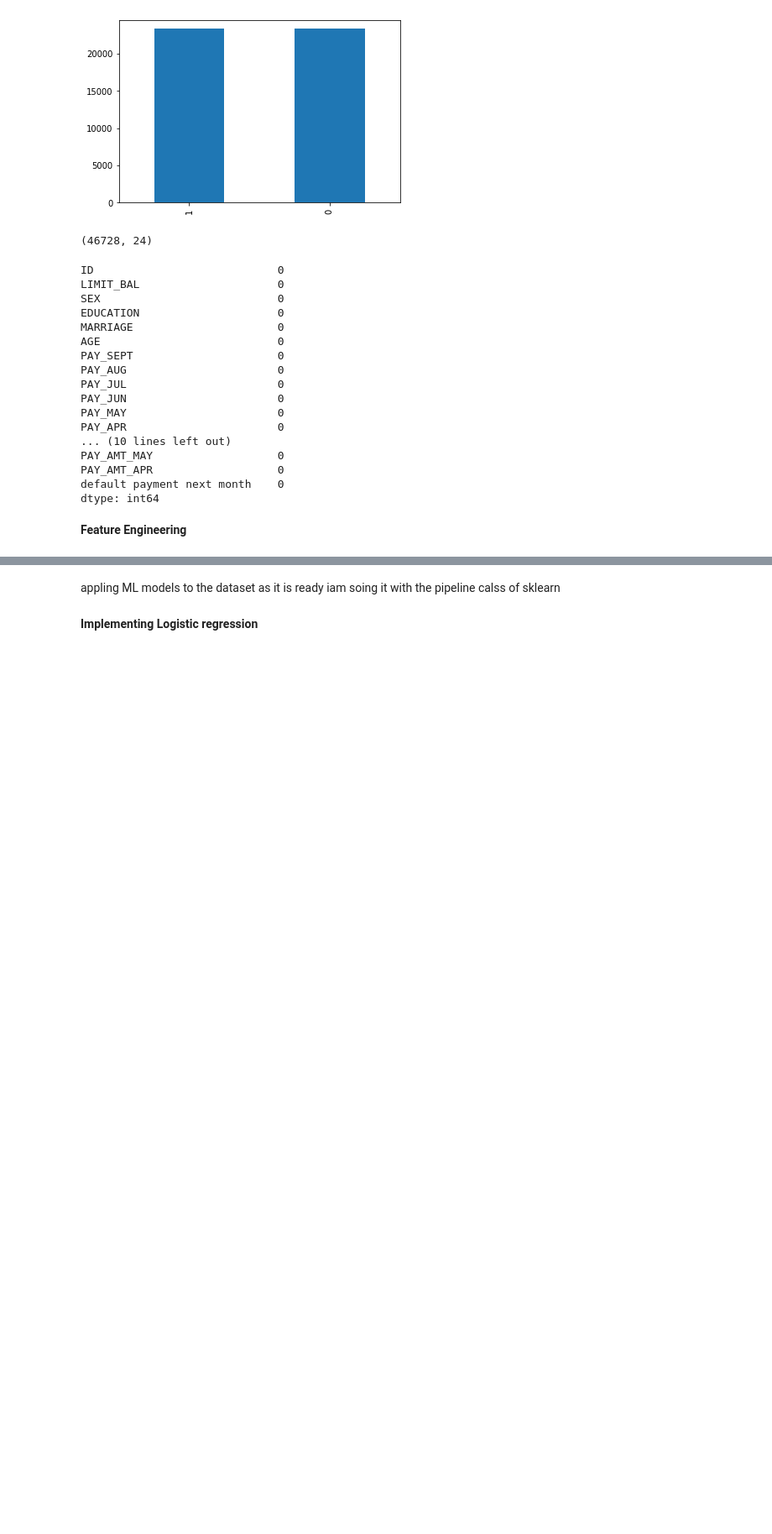
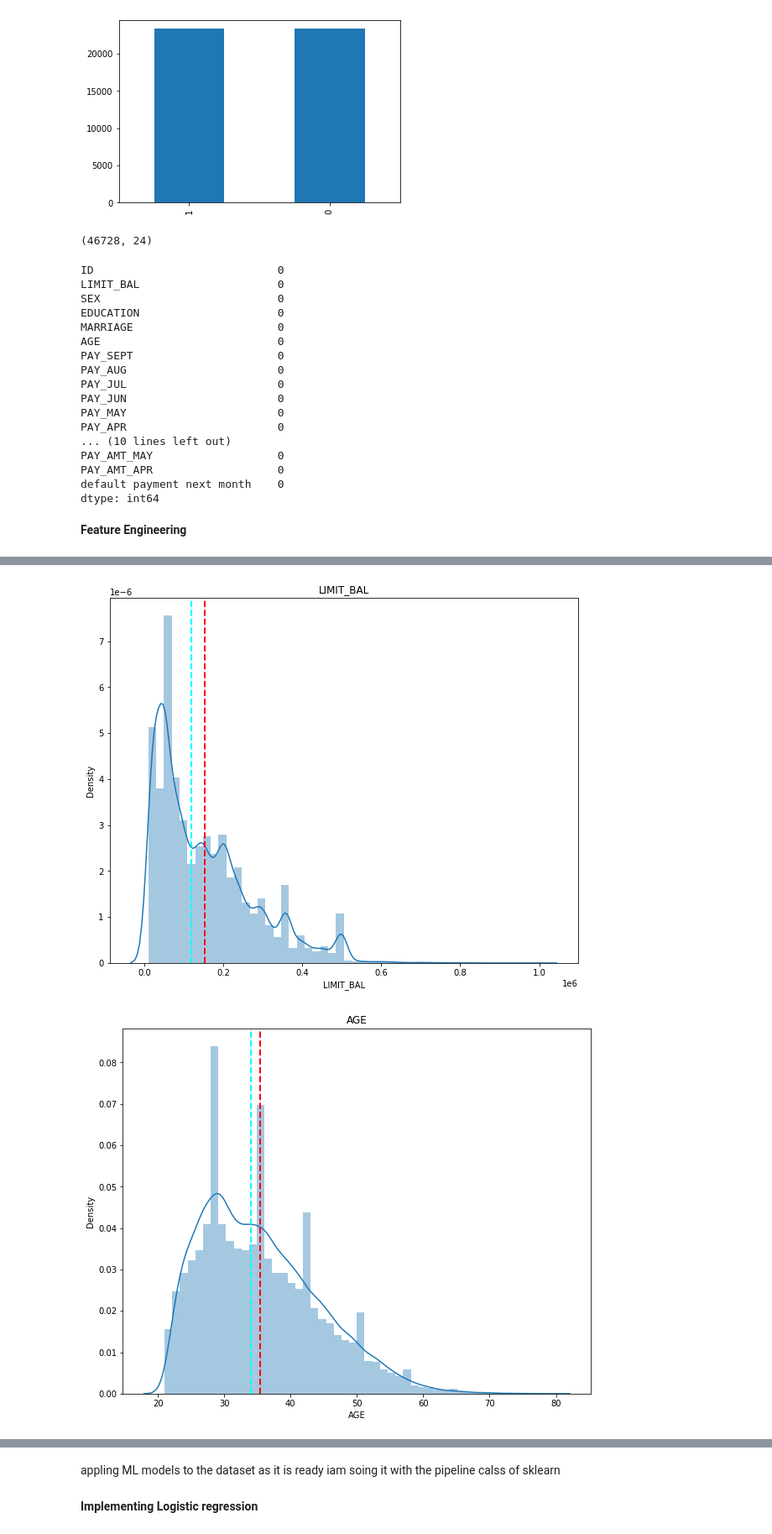
Before and after one commit to AyushSonuu/credit-card-default-ML-classification-capstone, a Jupyter notebook: Copy_of_Credit_Card_Default_Prediction_Capstone_Project.ipynb, the cells around one changed output, grey strips where cells are left out. Shown at 84% size. Cells and saved outputs as stored; diff of their text form; code cells hidden in the pictures; blank space fills up the shorter version.

```diff
--- a/Copy_of_Credit_Card_Default_Prediction_Capstone_Project.ipynb
+++ b/Copy_of_Credit_Card_Default_Prediction_Capstone_Project.ipynb
@@ -362,0 +404,15 @@ Name: overall_due, dtype: float64
+# %%
+# seeing the distribution of features
+transformation_feature = ['LIMIT_BAL','AGE','BILL_AMT_SEPT','BILL_AMT_AUG','BILL_AMT_JUL','BILL_AMT_JUN','BILL_AMT_MAY','BILL_AMT_APR','PAY_AMT_SEPT','PAY_AMT_AUG','PAY_AMT_JUL','PAY_AMT_JUN','PAY_AMT_MAY','PAY_AMT_APR']
+for col in transformation_feature:
+  fig = plt.figure(figsize = (10,8))
+  ax = fig.gca()
+  feature = (fe_df[col])
+  sns.distplot(feature, ax=ax)
+  ax.axvline(feature.mean(), color='red', linestyle='dashed', linewidth=2)
+  ax.axvline(feature.median(), color='cyan', linestyle='dashed', linewidth=2)
+  ax.set_title(col)
+plt.show()
+# %% [output]
+[figure, added]
+[figure, added]
```
Also changed, not shown: parts of 45 cells of this notebook.
